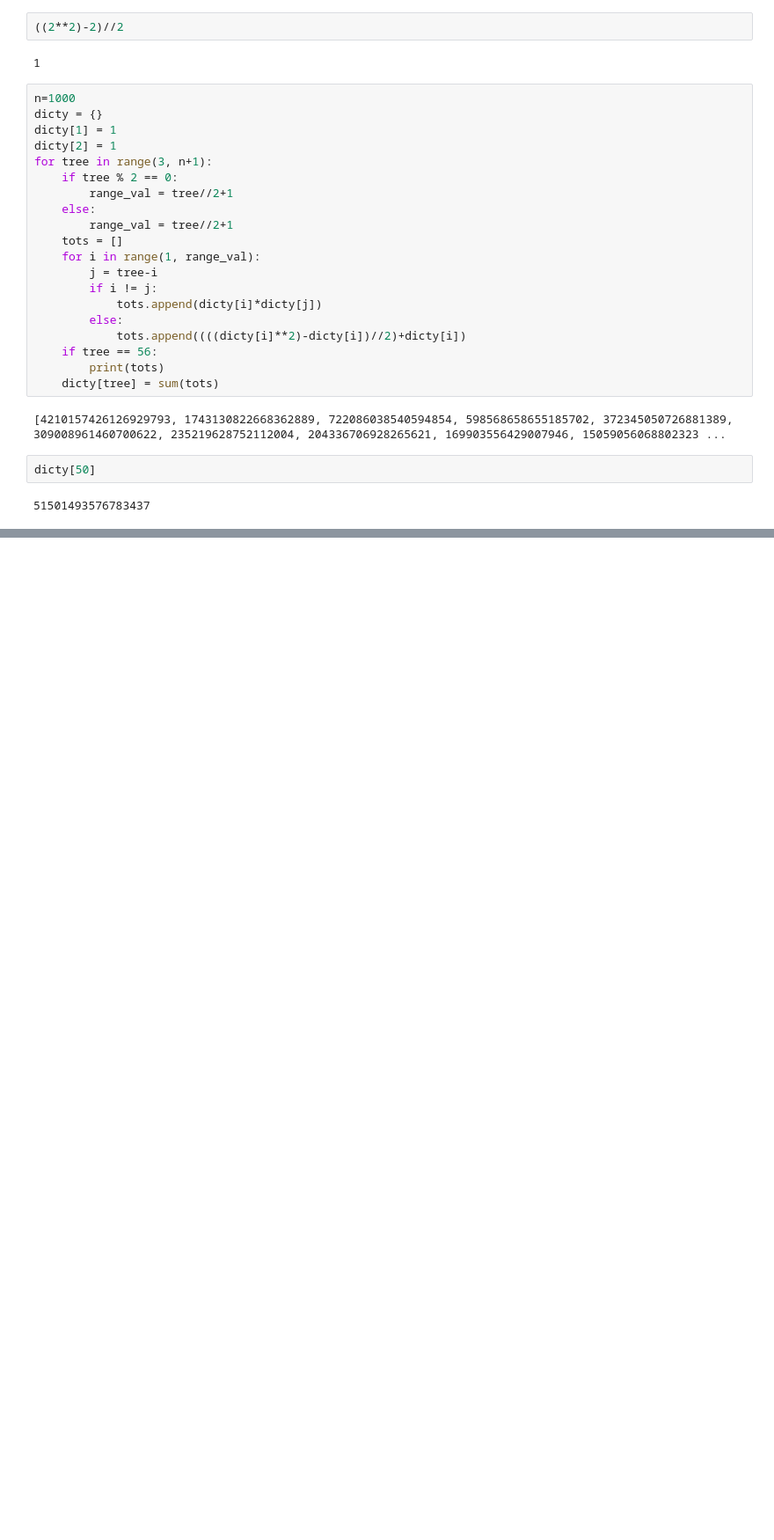
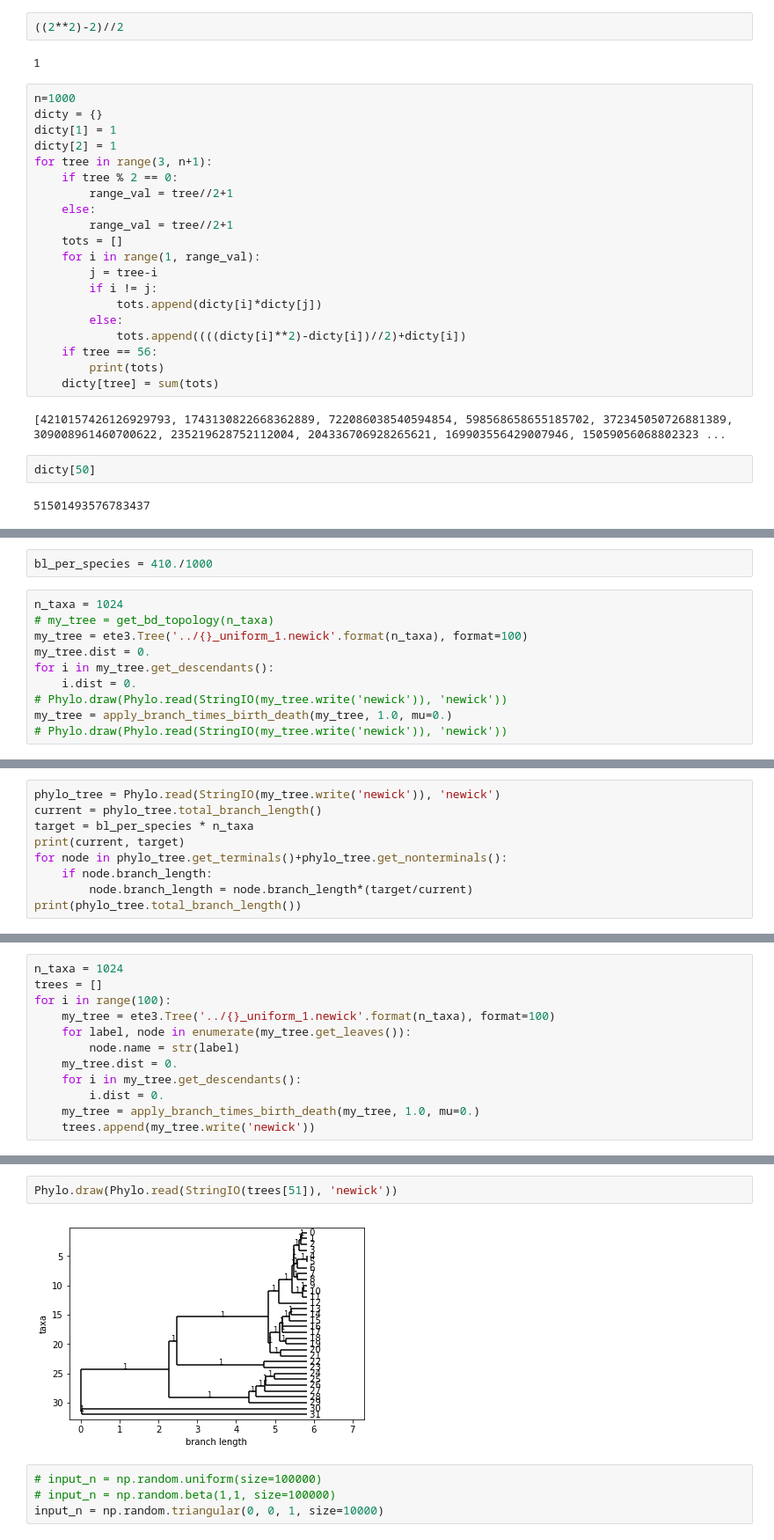
Before and after one commit to adamhockenberry/null-phy, a Jupyter notebook: Code/birth_death_DEV.ipynb, the cells around one changed output, grey strips where cells are left out. Shown: that part at 88% size. Drawn from its saved outputs; the diff is of its cells as text; blank space fills up the shorter version.

```diff
--- a/Code/birth_death_DEV.ipynb
+++ b/Code/birth_death_DEV.ipynb
@@ -463,0 +463,12 @@ dicty[50]
+# %%
+bl_per_species = 410./1000
+# %%
+n_taxa = 1024
+# my_tree = get_bd_topology(n_taxa)
+my_tree = ete3.Tree('../{}_uniform_1.newick'.format(n_taxa), format=100)
+my_tree.dist = 0.
+for i in my_tree.get_descendants():
+    i.dist = 0.
+# Phylo.draw(Phylo.read(StringIO(my_tree.write('newick')), 'newick'))
+my_tree = apply_branch_times_birth_death(my_tree, 1.0, mu=0.)
+# Phylo.draw(Phylo.read(StringIO(my_tree.write('newick')), 'newick'))
@@ -463,0 +482,9 @@ dicty[50]
+# %%
+phylo_tree = Phylo.read(StringIO(my_tree.write('newick')), 'newick')
+current = phylo_tree.total_branch_length()
+target = bl_per_species * n_taxa
+print(current, target)
+for node in phylo_tree.get_terminals()+phylo_tree.get_nonterminals():
+    if node.branch_length:
+        node.branch_length = node.branch_length*(target/current)
+print(phylo_tree.total_branch_length())
@@ -463,0 +498,12 @@ dicty[50]
+# %%
+n_taxa = 1024
+trees = []
+for i in range(100):
+    my_tree = ete3.Tree('../{}_uniform_1.newick'.format(n_taxa), format=100)
+    for label, node in enumerate(my_tree.get_leaves()):
+        node.name = str(label)
+    my_tree.dist = 0.
+    for i in my_tree.get_descendants():
+        i.dist = 0.
+    my_tree = apply_branch_times_birth_death(my_tree, 1.0, mu=0.)
+    trees.append(my_tree.write('newick'))
@@ -463,0 +532,8 @@ dicty[50]
+# %%
+Phylo.draw(Phylo.read(StringIO(trees[51]), 'newick'))
+# %% [output]
+[figure, added]
+# %%
+# input_n = np.random.uniform(size=100000)
+# input_n = np.random.beta(1,1, size=100000)
+input_n = np.random.triangular(0, 0, 1, size=10000)
```
Also changed, not shown: parts of 10 cells of this notebook, 5 other files.
